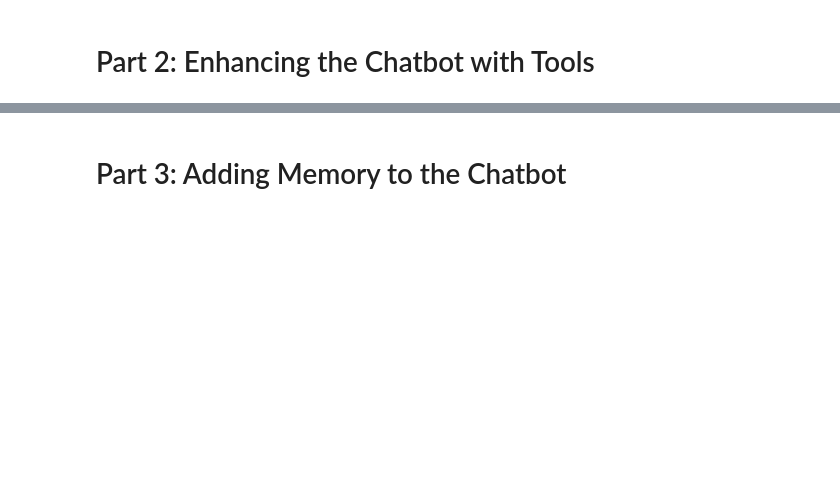
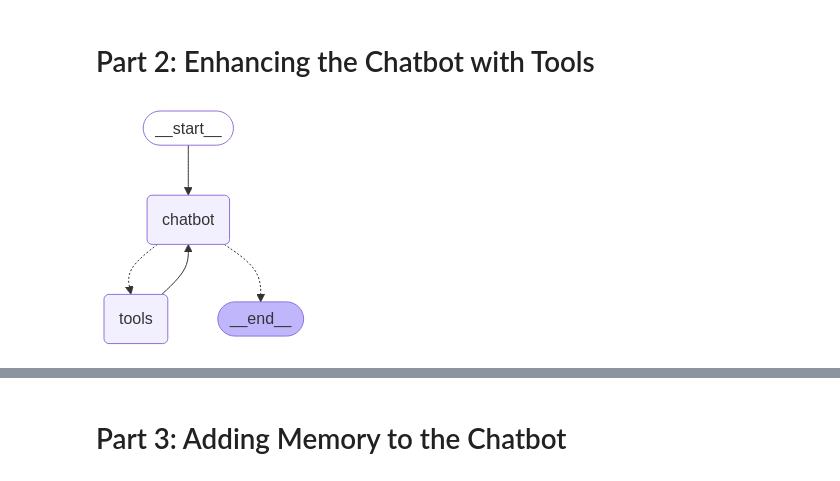
Before and after one commit to GoogTech/langchain-tutorials, a Jupyter notebook: LangGraph Quickstart/LangGraph_Quickstart.ipynb, the cells around one changed output, grey strips where cells are left out. Drawn from its saved outputs; the diff is of its cells as text; code cells hidden in the pictures; blank space fills up the shorter version.

```diff
--- a/LangGraph Quickstart/LangGraph_Quickstart.ipynb
+++ b/LangGraph Quickstart/LangGraph_Quickstart.ipynb
@@ -326,0 +244,32 @@ graph = graph_builder.compile()
+# %%
+graph_builder2.add_node("chatbot", chatbot)
+tool_node = BasicToolNode(tools=[tool])
+graph_builder2.add_node("tools", tool_node)
+# The `tools_condition` function returns "tools" if the chatbot asks to use a tool
+# and "END" if it is fine directly responding. This conditional routing defines the main agent loop.
+graph_builder2.add_conditional_edges(
+    "chatbot",
+    route_tools,
+    # The folloing dictionary lets you tell the graph
+    # to interpret the condition's outputs as a  specific node
+    # It defaults to the identity function, but if you want to use a node named something else apart from "tools",
+    # you can update the value of the dictionary to something else
+    # e.g., "tools": "my_tools"
+    {"tools": "tools", END: END}
+)
+# Any time a tool is called, we return to the chatbot to decide the next step
+# Note that we don't need to explicity set a `finish_point` this time,
+# because our graph already has a way to finish!
+graph_builder2.add_edge("tools", "chatbot")
+graph_builder2.add_edge(START, "chatbot")
+graph = graph_builder2.compile()
+# %%
+from IPython.display import Image, display
+
+try:
+    display(Image(graph.get_graph().draw_mermaid_png()))
+except Exception:
+    # This requires some extra dependencies and is optional
+    pass
+# %% [output]
+[figure, added]
```
Also changed, not shown: parts of 20 cells of this notebook.
